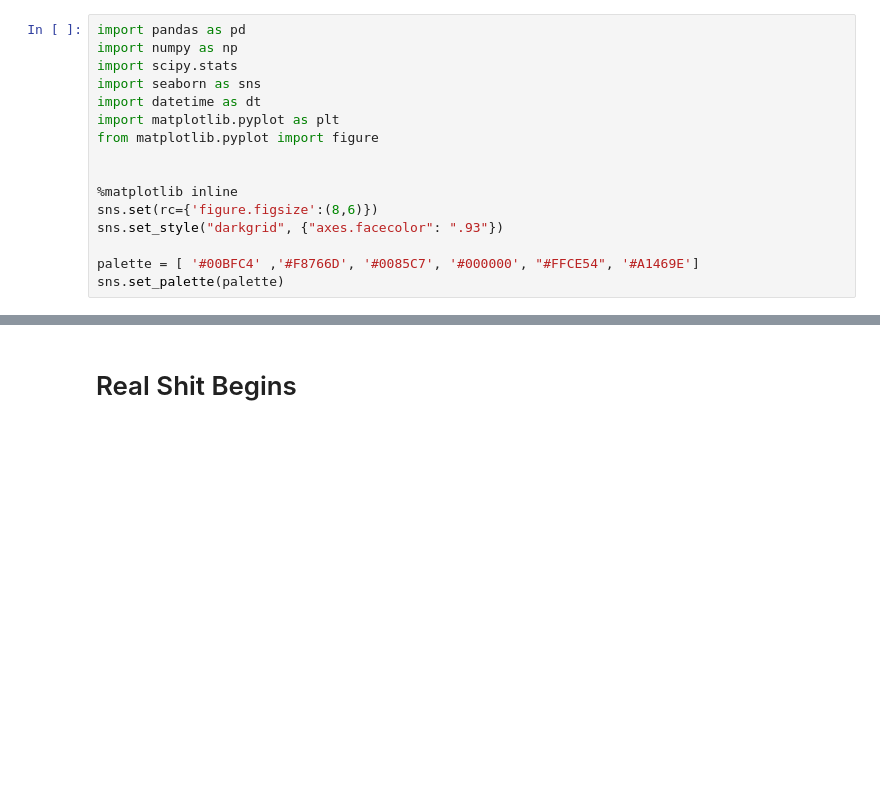
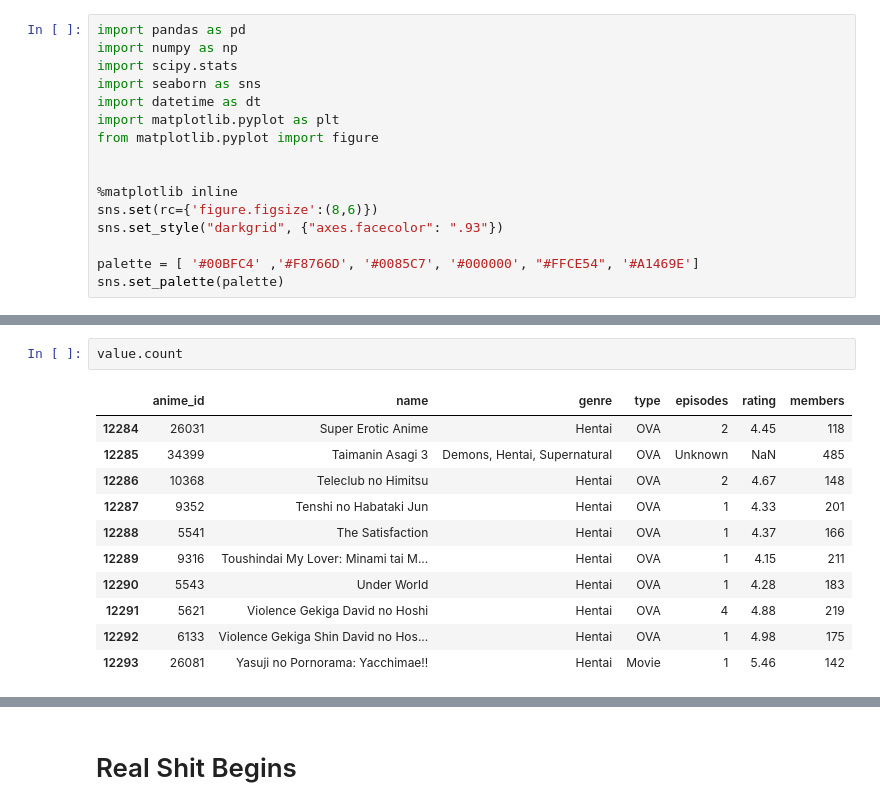
Before and after one commit to Ferdostto/Jupyter_Notebook_Test, a Jupyter notebook: BA Anime Recommendation Engine.ipynb, the cells around one changed output, grey strips where cells are left out. Saved outputs shown, nothing was run; the diff lists cells and outputs as text; blank space fills up the shorter version.

```diff
--- a/BA Anime Recommendation Engine.ipynb
+++ b/BA Anime Recommendation Engine.ipynb
@@ -26,0 +51,14 @@ Life is gonna be great, just you hang in there, my bruv
+# %%
+value.count
+# %% [output]
+|  | anime_id | name | genre | type | episodes | rating | members |
+| 12284 | 26031 | Super Erotic Anime | Hentai | OVA | 2 | 4.45 | 118 |
+| 12285 | 34399 | Taimanin Asagi 3 | Demons, Hentai, Supernatural | OVA | Unknown | NaN | 485 |
+| 12286 | 10368 | Teleclub no Himitsu | Hentai | OVA | 2 | 4.67 | 148 |
+| 12287 | 9352 | Tenshi no Habataki Jun | Hentai | OVA | 1 | 4.33 | 201 |
+| 12288 | 5541 | The Satisfaction | Hentai | OVA | 1 | 4.37 | 166 |
+| 12289 | 9316 | Toushindai My Lover: Minami tai M... | Hentai | OVA | 1 | 4.15 | 211 |
+| 12290 | 5543 | Under World | Hentai | OVA | 1 | 4.28 | 183 |
+| 12291 | 5621 | Violence Gekiga David no Hoshi | Hentai | OVA | 4 | 4.88 | 219 |
+| 12292 | 6133 | Violence Gekiga Shin David no Hos... | Hentai | OVA | 1 | 4.98 | 175 |
+| 12293 | 26081 | Yasuji no Pornorama: Yacchimae!! | Hentai | Movie | 1 | 5.46 | 142 |
```
Also changed, not shown: parts of 8 cells of this notebook.
